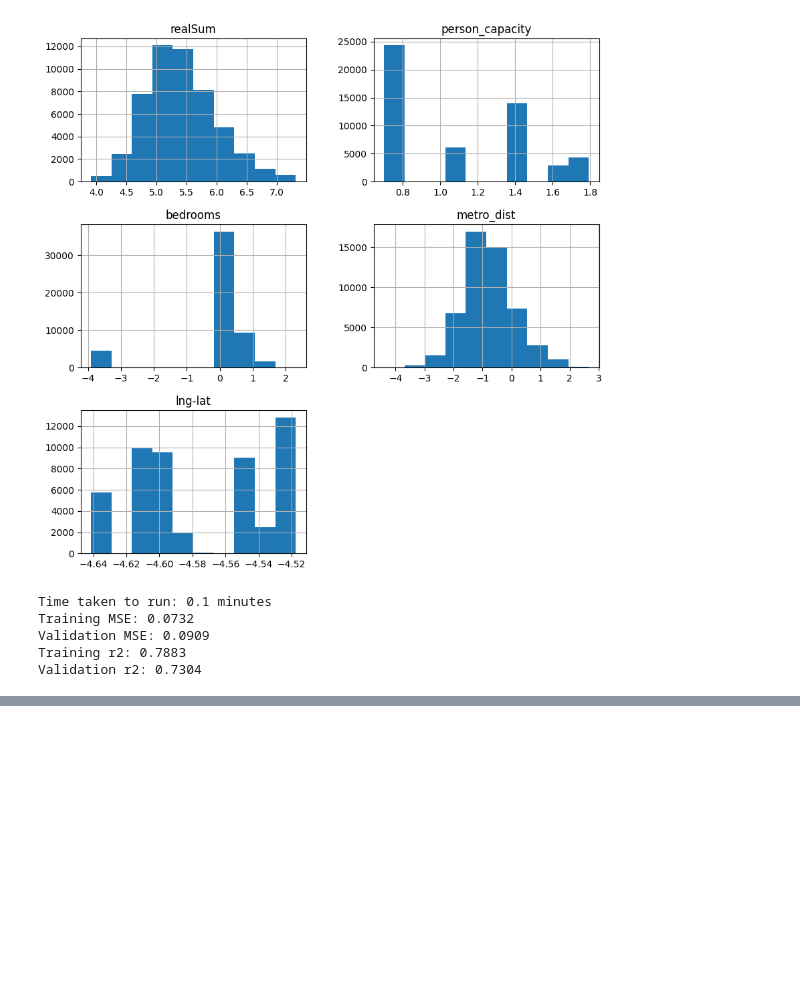
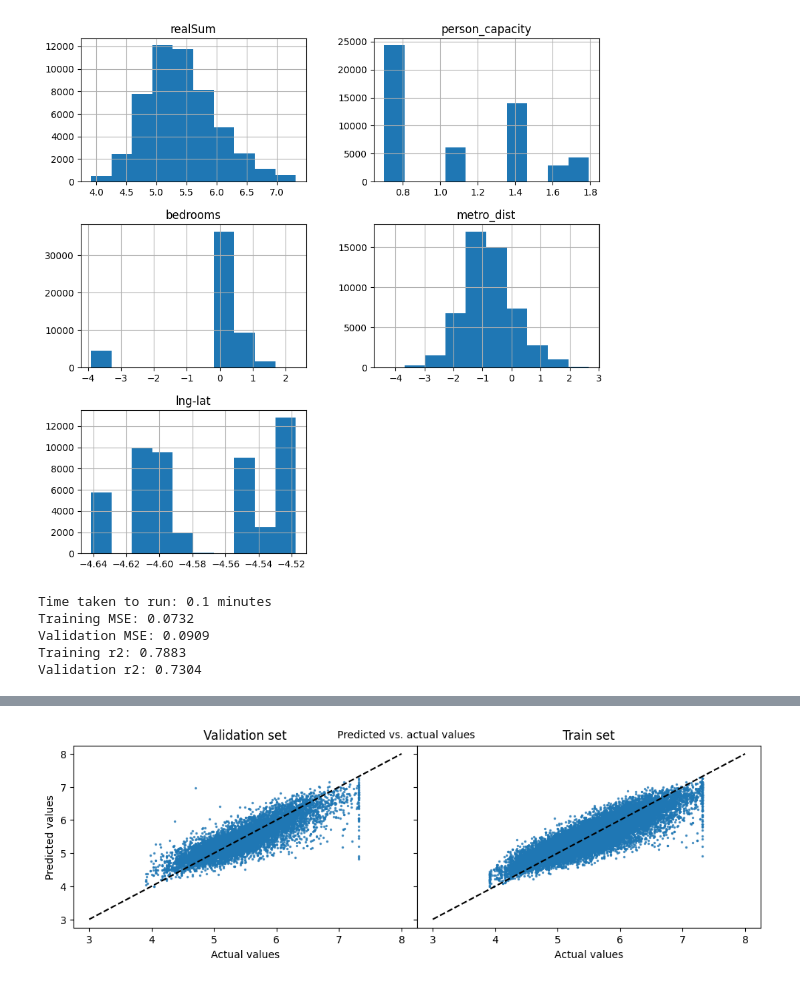
Before and after one commit to Aliikhatami94/eu-aribnb-ml-project, a Jupyter notebook: eu-airbnb-project.ipynb, the cells around one changed output, grey strips where cells are left out. Cells and saved outputs as stored; diff of their text form; code cells hidden in the pictures; blank space fills up the shorter version.

```diff
--- a/eu-airbnb-project.ipynb
+++ b/eu-airbnb-project.ipynb
@@ -220,0 +291,24 @@ Validation r2: 0.7304
+# %%
+# Scatterplot of predicted vs. actual values
+fig, (ax1, ax2) = plt.subplots(1, 2, figsize=(12, 3))
+fig.suptitle('Predicted vs. actual values', fontsize=10, y=1)
+plt.subplots_adjust(top=0.93, wspace=0)
+
+# Plot the scatter-plot of the validation set
+ax1.scatter(y_val, val_pred, s=2, alpha=0.7)
+ax1.plot(list(range(3, 9)), list(range(3, 9)), color='black', linestyle='--')
+ax1.set_title('Validation set')
+ax1.set_xlabel('Actual values')
+ax1.set_ylabel('Predicted values')
+
+# Plot the scatter-plot of the training set
+ax2.scatter(y_train, train_pred, s=2, alpha=0.7)
+ax2.plot(list(range(3, 9)), list(range(3, 9)), color='black', linestyle='--')
+ax2.set_title('Train set')
+ax2.set_xlabel('Actual values')
+ax2.set_ylabel('')
+ax2.set_yticklabels(labels='')
+
+plt.show()
+# %% [output]
+[figure, added]
```
Also changed, not shown: parts of 6 cells of this notebook.
